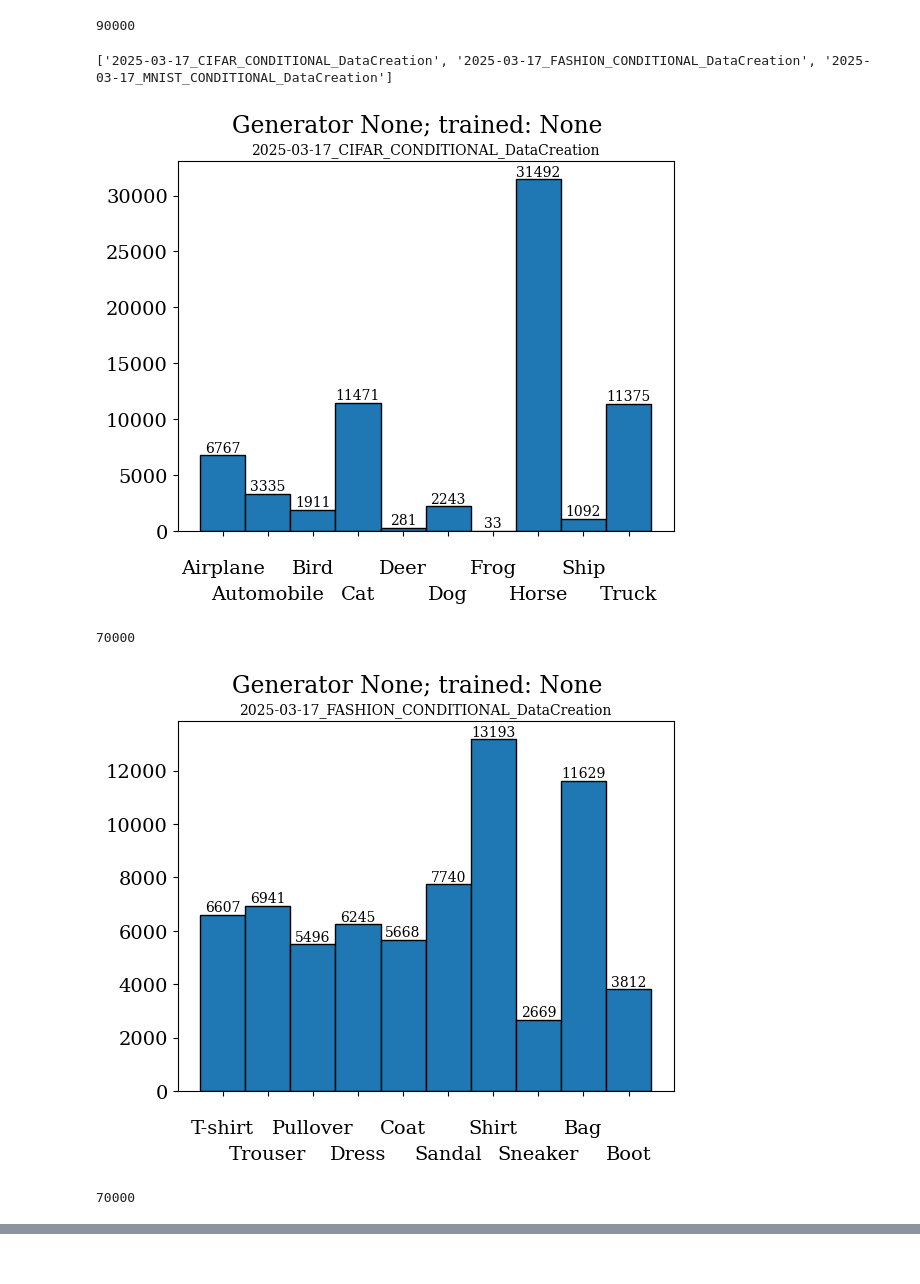
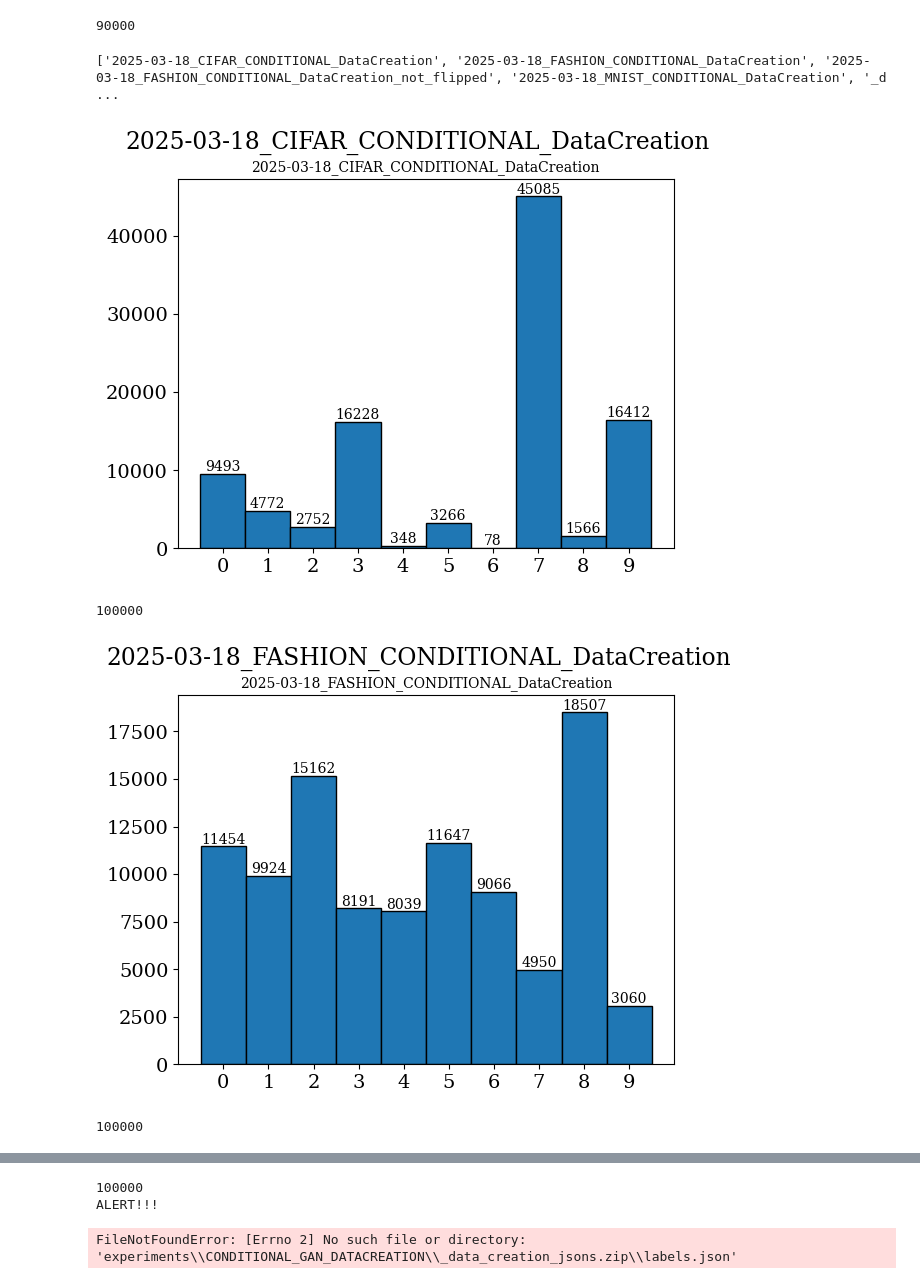
Before and after one commit to N10100010/mad_gan_thesis, a Jupyter notebook: notebooks/analyze_created_labels.ipynb, the cells around one changed output, grey strips where cells are left out. Saved outputs shown, nothing was run; the diff lists cells and outputs as text; code cells hidden in the pictures.

```diff
--- a/notebooks/analyze_created_labels.ipynb
+++ b/notebooks/analyze_created_labels.ipynb
@@ -304,36 +304,36 @@ all_experiments = os.listdir(experiments_path)
 creation_experiments = [
     exp
     for exp in all_experiments
 
 ]
 
 experiments_to_run = []
 
 print(creation_experiments)
 
 for ex in creation_experiments:
 
     e = ex.split('_')[1]
     if e == "CIFAR":
         ticks = cifar_tick_labels
     elif e == "FASHION":
         ticks = fashion_mnist_tick_labels
     elif e == "MNIST":
         ticks = mnist_tick_labels
     else:
         print("ALERT!!!")
 
     with open(Path(experiments_path) / ex / "labels.json") as f:
         labels = json.load(f)
 
     # with open(Path(experiments_path) / ex / "certainties.json") as f:
     #    certainties = json.load(f)
 
-    plot_labels_histogram(labels.values(), suptitle=f"Generator {generator_used}; trained: {generators_trained}", title=ex, x_tick_labels=ticks)
+    plot_labels_histogram(labels.values(), suptitle=f"{ex}", title=ex,) # x_tick_labels=ticks)
     print(len(labels.values()))
 # %% [output]
-['2025-03-17_CIFAR_CONDITIONAL_DataCreation', '2025-03-17_FASHION_CONDITIONAL_DataCreation', '2025-03-17_MNIST_CONDITIONAL_DataCreation']
+['2025-03-18_CIFAR_CONDITIONAL_DataCreation', '2025-03-18_FASHION_CONDITIONAL_DataCreation', '2025-03-18_FASHION_CONDITIONAL_DataCreation_not_flipped', '2025-03-18_MNIST_CONDITIONAL_DataCreation', '_d ...
-[figure, old version]
+[figure, new version]
-70000
+100000
-[figure, old version]
+[figure, new version]
-70000
+100000
@@ -342,2 +343,5 @@ for ex in creation_experiments:
+100000
+ALERT!!!
+FileNotFoundError: [Errno 2] No such file or directory: 'experiments\\CONDITIONAL_GAN_DATACREATION\\_data_creation_jsons.zip\\labels.json'
 # %%
 "C:\\Users\\NiXoN\\Desktop\\_thesis\\mad_gan_thesis\\code\\experiments\\2025-02-12_MADGAN_MNIST_5_GEN_DataCreation_SPEC_GEN_0"
```
Also changed, not shown: parts of 1 cell of this notebook, 17 other files.
